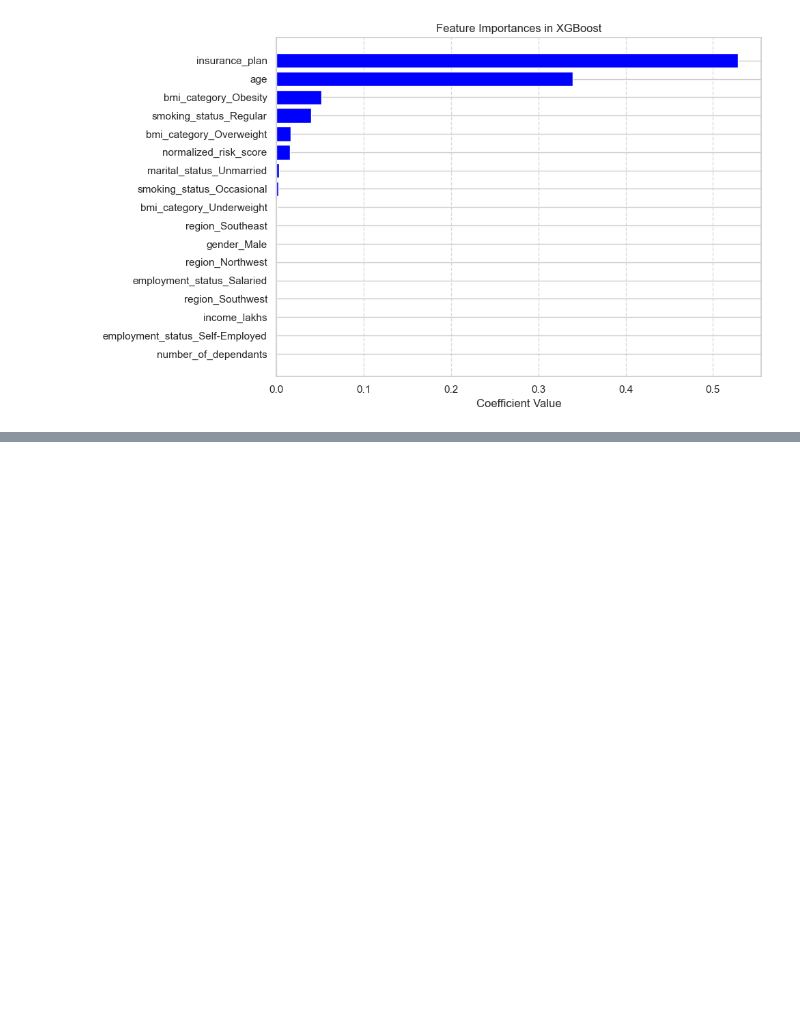
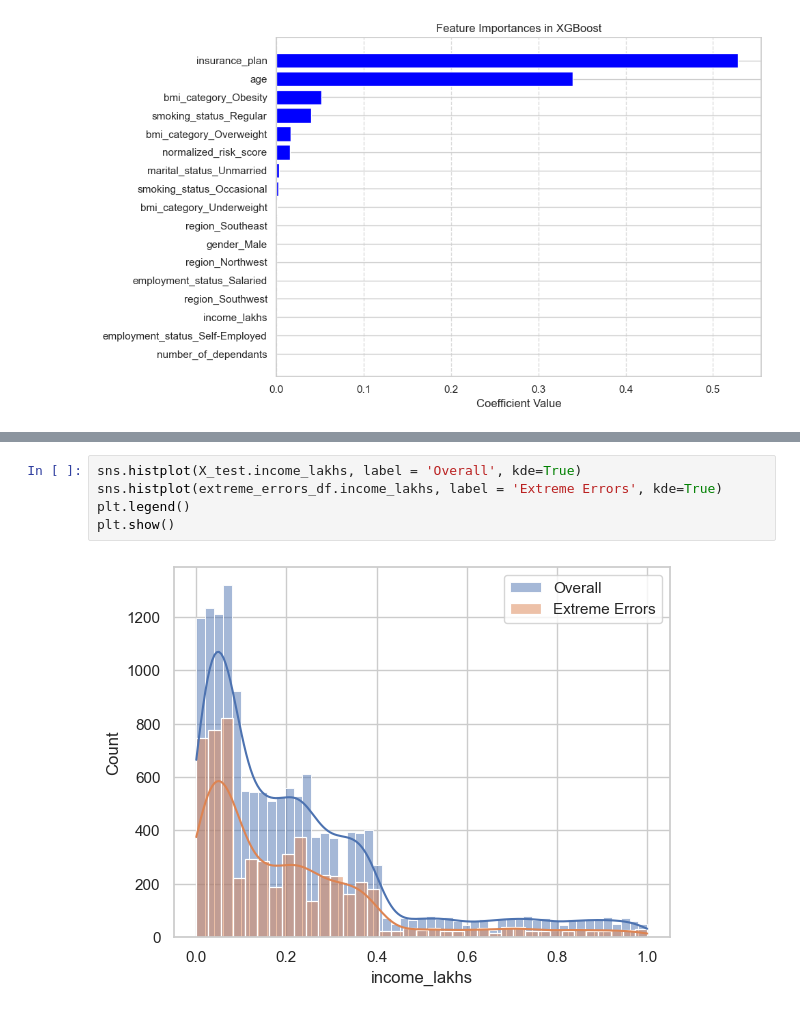
Before and after one commit to GKPSingh/Practice, a Jupyter notebook: Healthcare_Premium_Prediction/Healthcare_Premium_Prediction.ipynb, the cells around one changed output, grey strips where cells are left out. Drawn from its saved outputs; the diff is of its cells as text; blank space fills up the shorter version.

```diff
--- a/Healthcare_Premium_Prediction/Healthcare_Premium_Prediction.ipynb
+++ b/Healthcare_Premium_Prediction/Healthcare_Premium_Prediction.ipynb
@@ -992,0 +1094,7 @@ plt.show()
+# %%
+sns.histplot(X_test.income_lakhs, label = 'Overall', kde=True)
+sns.histplot(extreme_errors_df.income_lakhs, label = 'Extreme Errors', kde=True)
+plt.legend()
+plt.show()
+# %% [output]
+[figure, added]
```
Also changed, not shown: parts of 24 cells of this notebook.
